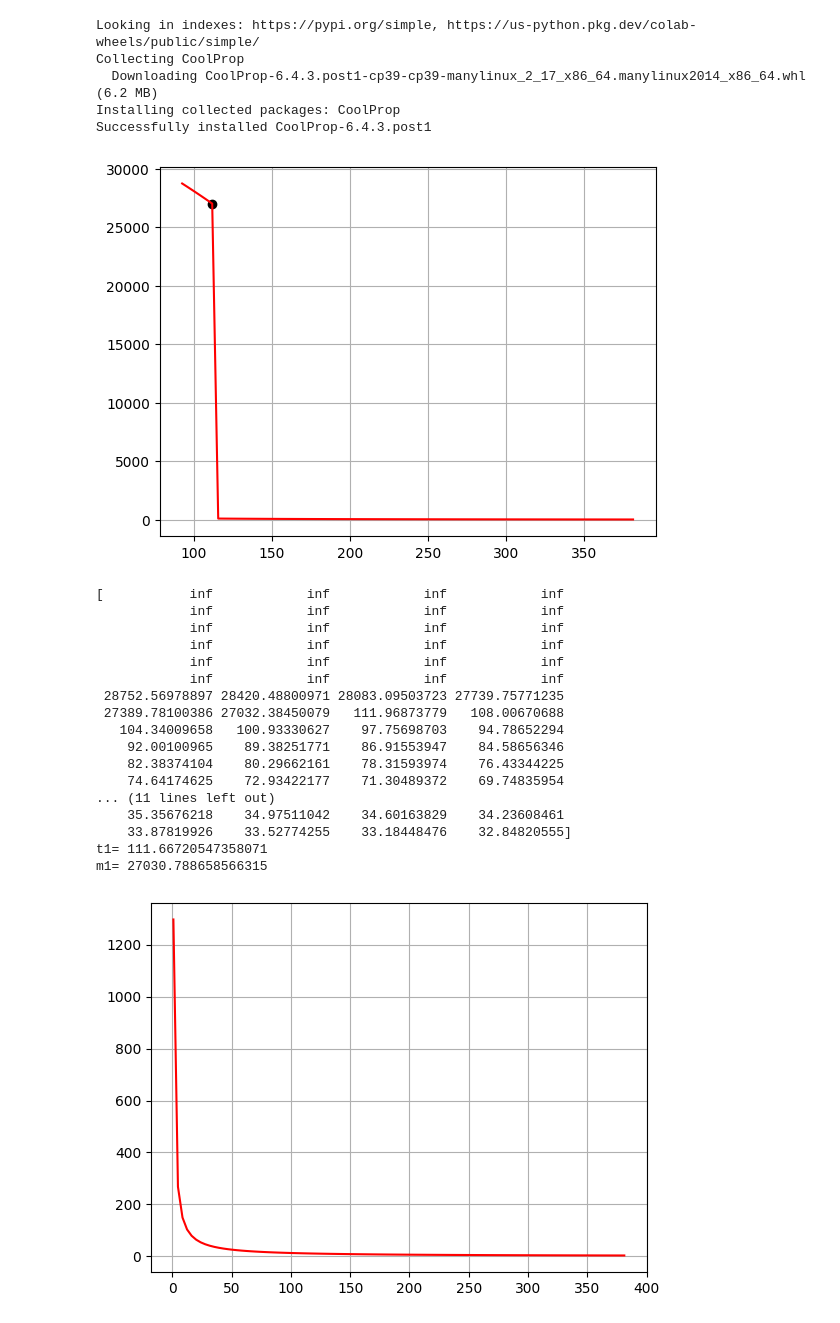
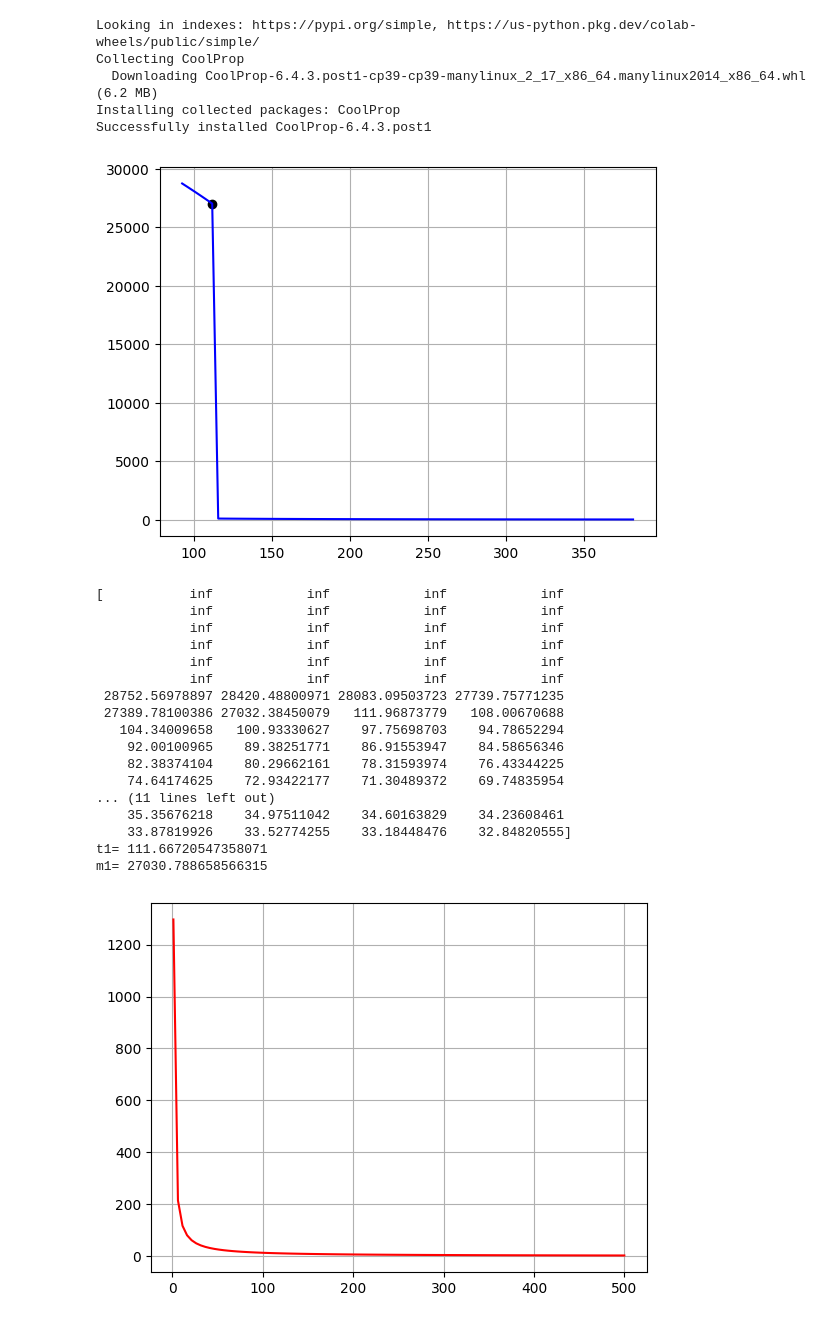
Before and after one commit to knyazevakseniy/lab, a Jupyter notebook: КМ3.ipynb, the cells around one changed output. Drawn from its saved outputs; the diff is of its cells as text; code cells hidden in the pictures.

```diff
--- a/КМ3.ipynb
+++ b/КМ3.ipynb
@@ -15,7 +15,7 @@ import matplotlib.pyplot as plt
 
 t=np.linspace(0,381.15,100)
 Fluid_name='CH4'
-#10-100 gradus
+
 V=64
 p=101325
 d=ct.PropsSI('D','P',p,'T',t,Fluid_name)
@@ -23,7 +23,7 @@ m=d*V
 t1=ct.PropsSI('T','P',p,'Q',1,Fluid_name)
 d1=ct.PropsSI('D','P',p,'T',111.667,Fluid_name)
 m1=d1*V
-plt.plot(t,m,'r')
+plt.plot(t,m,'blue')
 plt.scatter(111.667,27030.78,color="black")
 plt.grid()
 plt.show()
@@ -31,7 +31,7 @@ print(m)
 print("t1=",t1)
 print('m1=',m1)
 # %% [output]
-[figure, old version]
+[figure, new version]
 [           inf            inf            inf            inf
             inf            inf            inf            inf
             inf            inf            inf            inf
@@ -52,12 +52,12 @@ m1= 27030.788658566315
 # %%
 V=64
 p=101325
-t=np.linspace(1,381.15,100)
+t=np.linspace(1,500,100)
 M=0.0016
 R=8
 m=p*V*M/(R*t)
 plt.plot(t,m,'r')
 plt.grid()
 plt.show()
 # %% [output]
-[figure, old version]
+[figure, new version]
```
